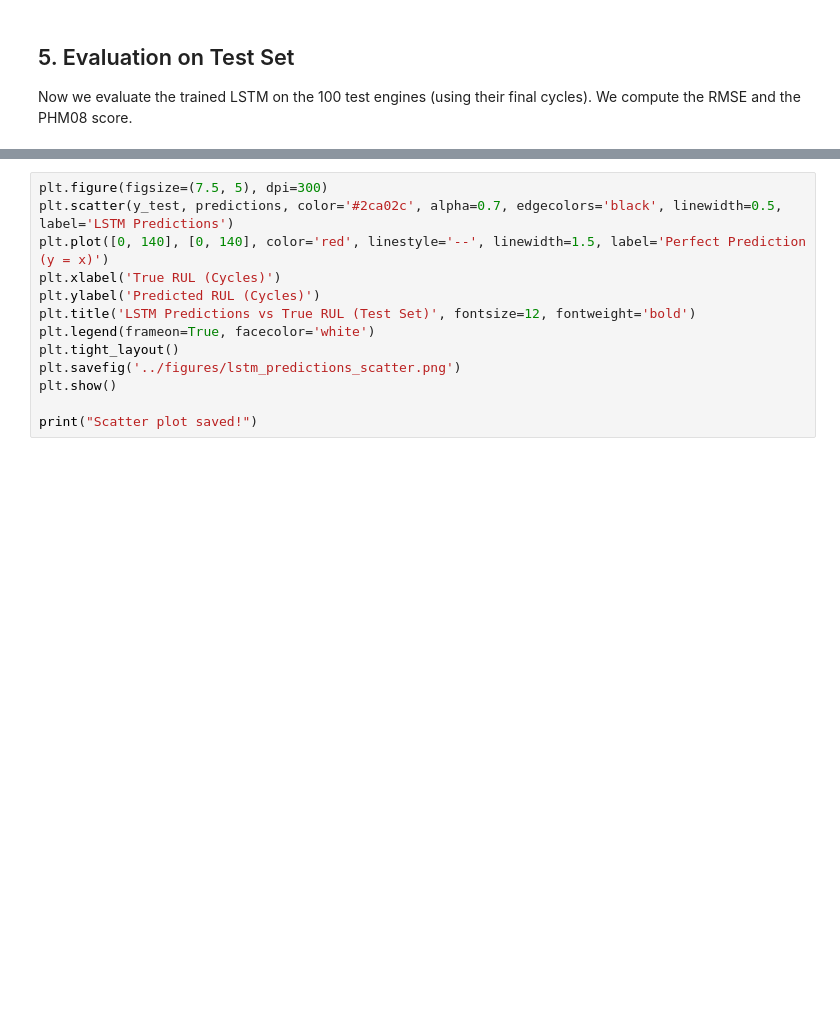
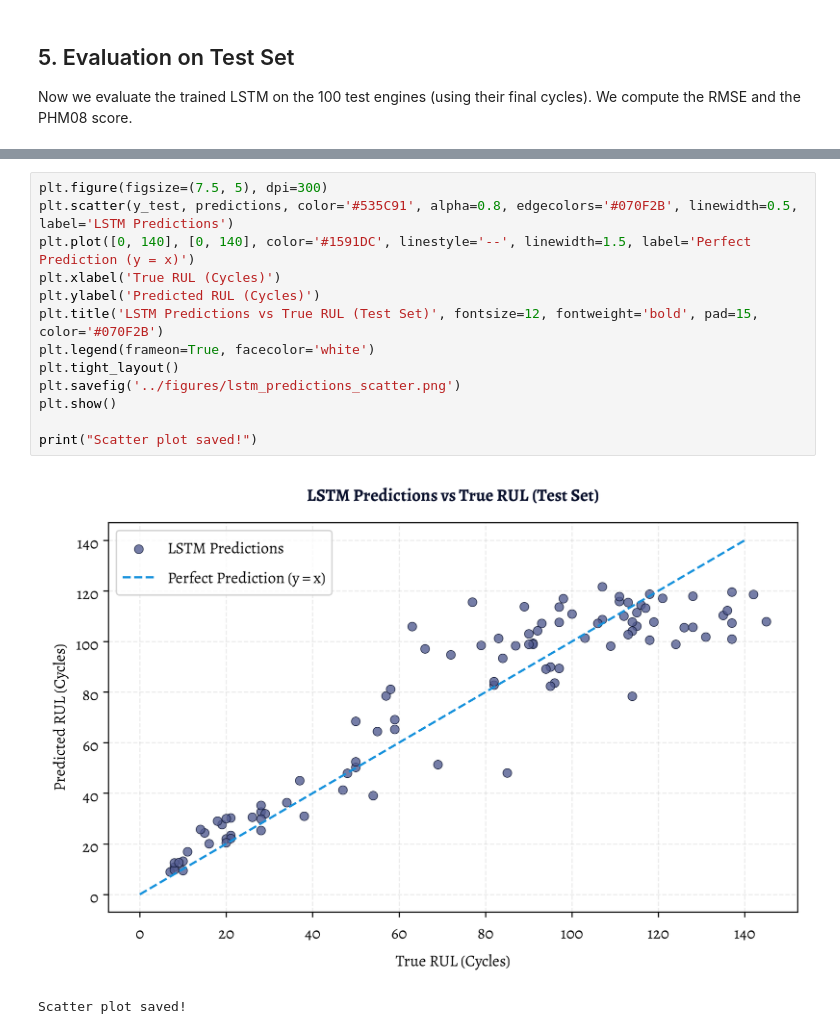
Before and after one commit to hamza-ihind/RulTurbine, a Jupyter notebook: notebooks/03_deep_model.ipynb, the cells around one changed output, grey strips where cells are left out. Saved outputs shown, nothing was run; the diff lists cells and outputs as text; blank space fills up the shorter version.

```diff
--- a/notebooks/03_deep_model.ipynb
+++ b/notebooks/03_deep_model.ipynb
@@ -236,15 +299,18 @@ Let's see a scatter plot comparing the Predicted RUL vs True RUL for all 100 tes
 # %%
 plt.figure(figsize=(7.5, 5), dpi=300)
-plt.scatter(y_test, predictions, color='#2ca02c', alpha=0.7, edgecolors='black', linewidth=0.5, label='LSTM Predictions')
-plt.plot([0, 140], [0, 140], color='red', linestyle='--', linewidth=1.5, label='Perfect Prediction (y = x)')
+plt.scatter(y_test, predictions, color='#535C91', alpha=0.8, edgecolors='#070F2B', linewidth=0.5, label='LSTM Predictions')
+plt.plot([0, 140], [0, 140], color='#1591DC', linestyle='--', linewidth=1.5, label='Perfect Prediction (y = x)')
 plt.xlabel('True RUL (Cycles)')
 plt.ylabel('Predicted RUL (Cycles)')
-plt.title('LSTM Predictions vs True RUL (Test Set)', fontsize=12, fontweight='bold')
+plt.title('LSTM Predictions vs True RUL (Test Set)', fontsize=12, fontweight='bold', pad=15, color='#070F2B')
 plt.legend(frameon=True, facecolor='white')
 plt.tight_layout()
 plt.savefig('../figures/lstm_predictions_scatter.png')
 plt.show()
 
 print("Scatter plot saved!")
+# %% [output]
+[figure, added]
+Scatter plot saved!
 # %% [markdown]
 ### Observations
```
Also changed, not shown: parts of 11 cells of this notebook, 37 other files.
